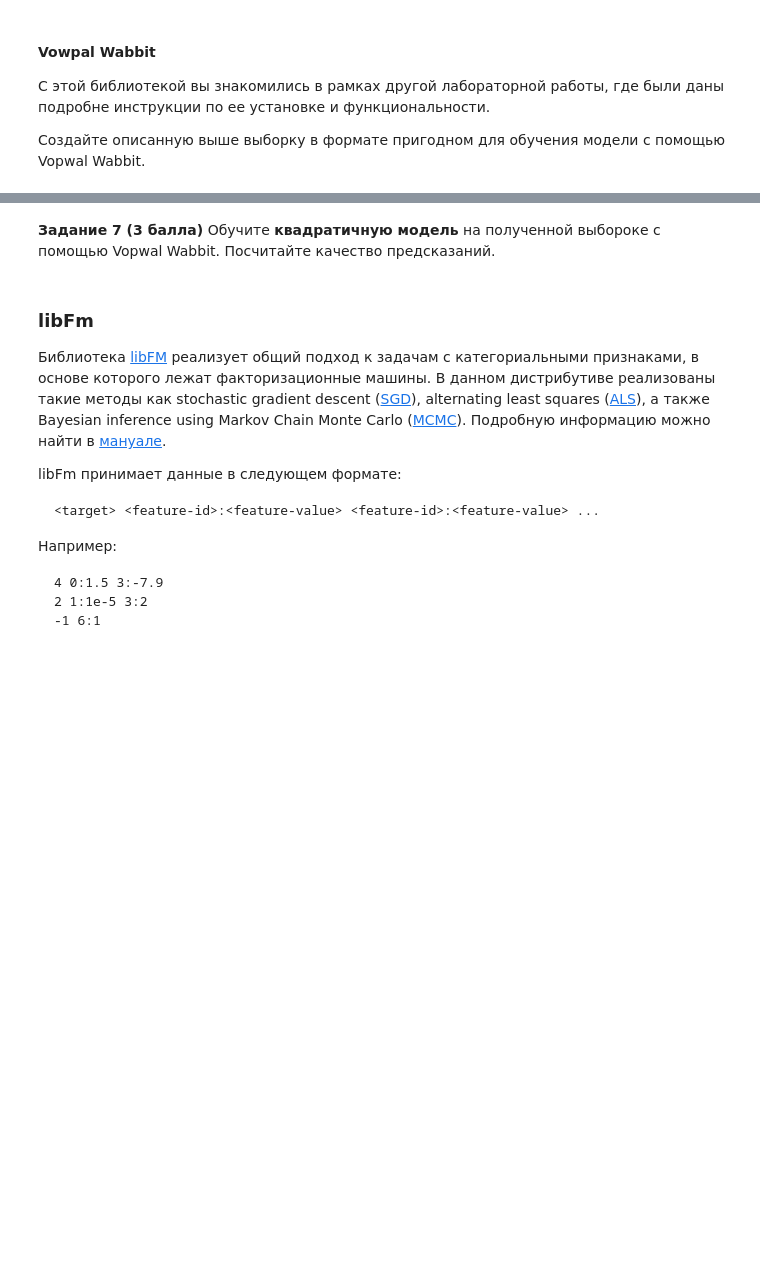
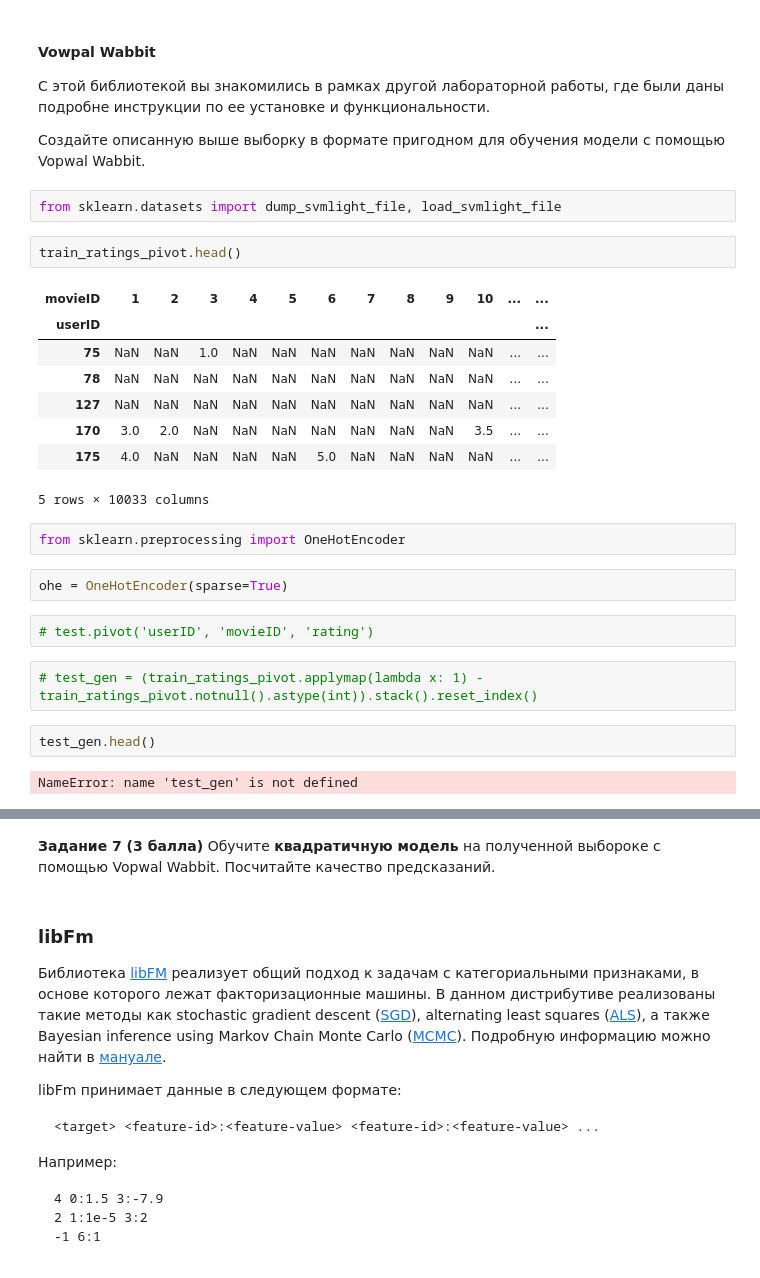
Before and after one commit to BNazh/shad2018, a Jupyter notebook: ML/hw4/Lab4_Recommendation_systems.ipynb, the cells around one changed output, grey strips where cells are left out. Drawn from its saved outputs; the diff is of its cells as text; blank space fills up the shorter version.

```diff
--- a/ML/hw4/Lab4_Recommendation_systems.ipynb
+++ b/ML/hw4/Lab4_Recommendation_systems.ipynb
@@ -325,3 +307,28 @@ calc_map(rfr_recommendations)
 С этой библиотекой вы знакомились в рамках другой лабораторной работы, где были даны подробне инструкции по ее установке и функциональности.
 
 Создайте описанную выше выборку в формате пригодном для обучения модели с помощью Vopwal Wabbit.
+# %%
+from sklearn.datasets import dump_svmlight_file, load_svmlight_file
+# %%
+train_ratings_pivot.head()
+# %% [output]
+| movieID | 1 | 2 | 3 | 4 | 5 | 6 | 7 | 8 | 9 | 10 | ... | ... |
+| userID |  |  |  |  |  |  |  |  |  |  |  | ... |
+| 75 | NaN | NaN | 1.0 | NaN | NaN | NaN | NaN | NaN | NaN | NaN | ... | ... |
+| 78 | NaN | NaN | NaN | NaN | NaN | NaN | NaN | NaN | NaN | NaN | ... | ... |
+| 127 | NaN | NaN | NaN | NaN | NaN | NaN | NaN | NaN | NaN | NaN | ... | ... |
+| 170 | 3.0 | 2.0 | NaN | NaN | NaN | NaN | NaN | NaN | NaN | 3.5 | ... | ... |
+| 175 | 4.0 | NaN | NaN | NaN | NaN | 5.0 | NaN | NaN | NaN | NaN | ... | ... |
+5 rows × 10033 columns
+# %%
+from sklearn.preprocessing import OneHotEncoder
+# %%
+ohe = OneHotEncoder(sparse=True)
+# %%
+# test.pivot('userID', 'movieID', 'rating')
+# %%
+# test_gen = (train_ratings_pivot.applymap(lambda x: 1) - train_ratings_pivot.notnull().astype(int)).stack().reset_index()
+# %%
+test_gen.head()
+# %% [output]
+NameError: name 'test_gen' is not defined
```
Also changed, not shown: parts of 20 cells of this notebook.
